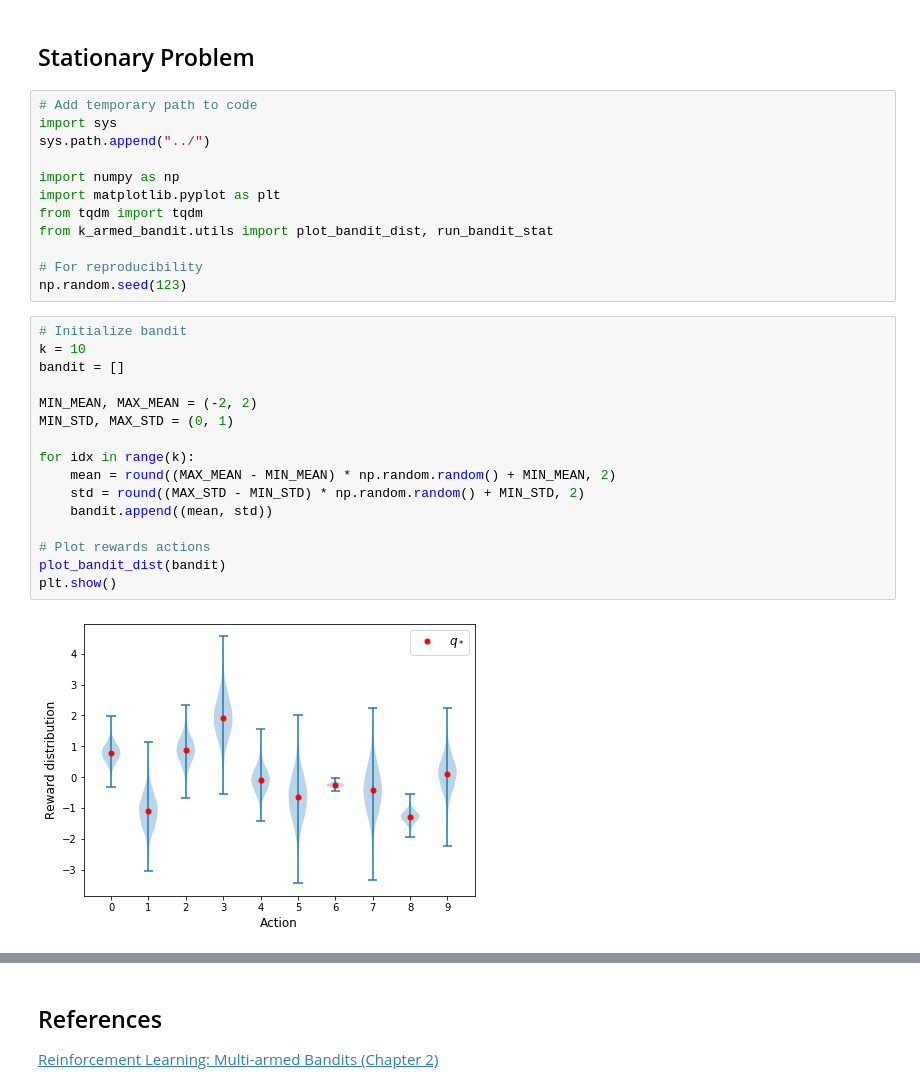
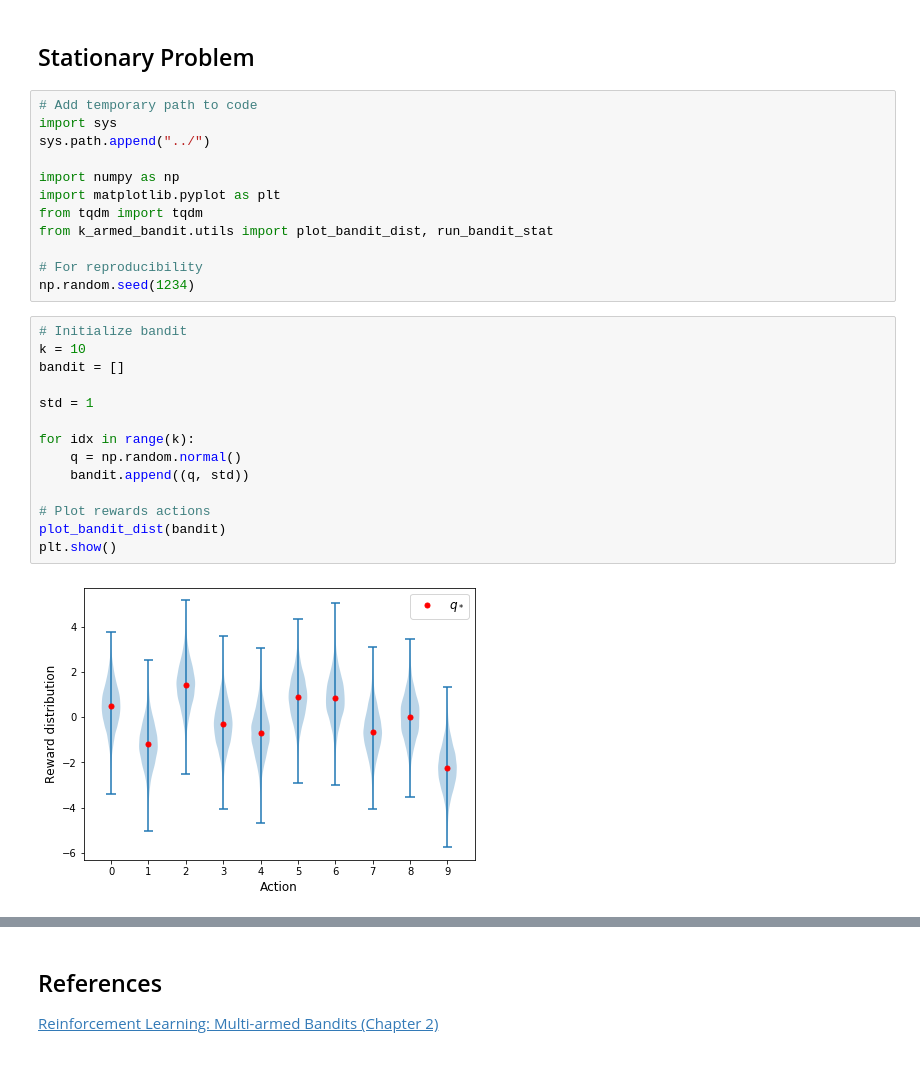
Before and after one commit to sgalella/kArmedBandit, a Jupyter notebook: notebooks/stationary.ipynb, the cells around one changed output, grey strips where cells are left out. Cells and saved outputs as stored; diff of their text form.

```diff
--- a/notebooks/stationary.ipynb
+++ b/notebooks/stationary.ipynb
@@ -11,25 +11,23 @@ from tqdm import tqdm
 from k_armed_bandit.utils import plot_bandit_dist, run_bandit_stat
 
 # For reproducibility
-np.random.seed(123)
+np.random.seed(1234)
 # %%
 # Initialize bandit
 k = 10
 bandit = []
 
-MIN_MEAN, MAX_MEAN = (-2, 2)
-MIN_STD, MAX_STD = (0, 1)
+std = 1
 
 for idx in range(k):
-    mean = round((MAX_MEAN - MIN_MEAN) * np.random.random() + MIN_MEAN, 2)
-    std = round((MAX_STD - MIN_STD) * np.random.random() + MIN_STD, 2)
-    bandit.append((mean, std))
+    q = np.random.normal()
+    bandit.append((q, std))
 
 # Plot rewards actions
 plot_bandit_dist(bandit)
 plt.show()
 # %% [output]
-[figure, old version]
+[figure, new version]
 # %%
 # Initialize variables
 num_steps = 1000
```
Also changed, not shown: parts of 1 cell of this notebook, 3 other files.
